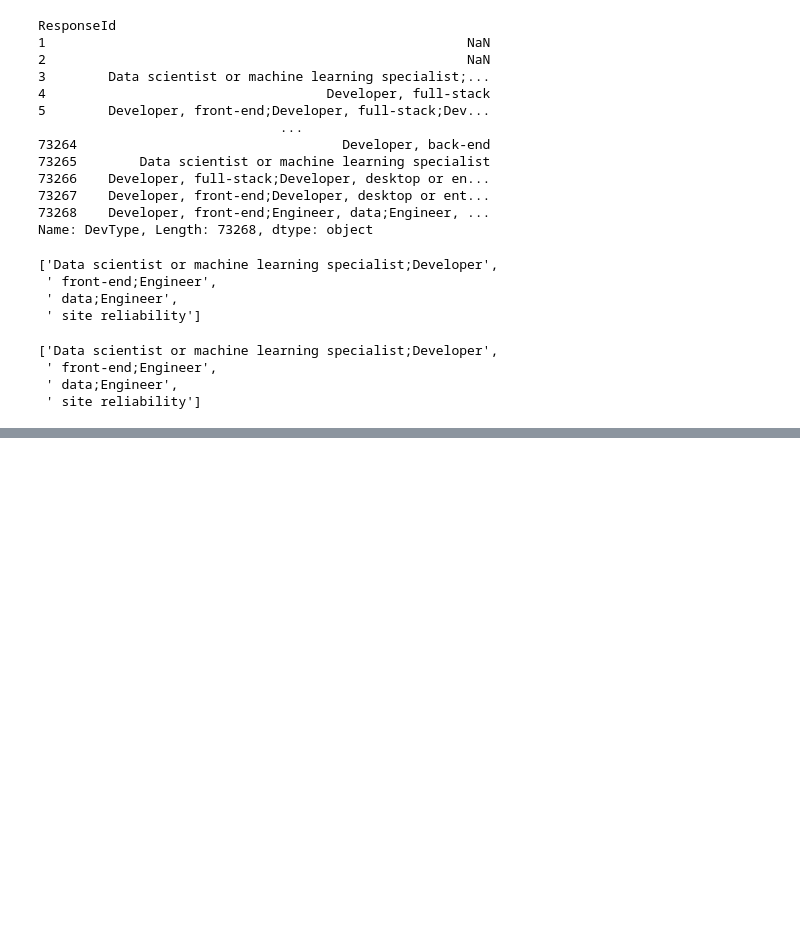
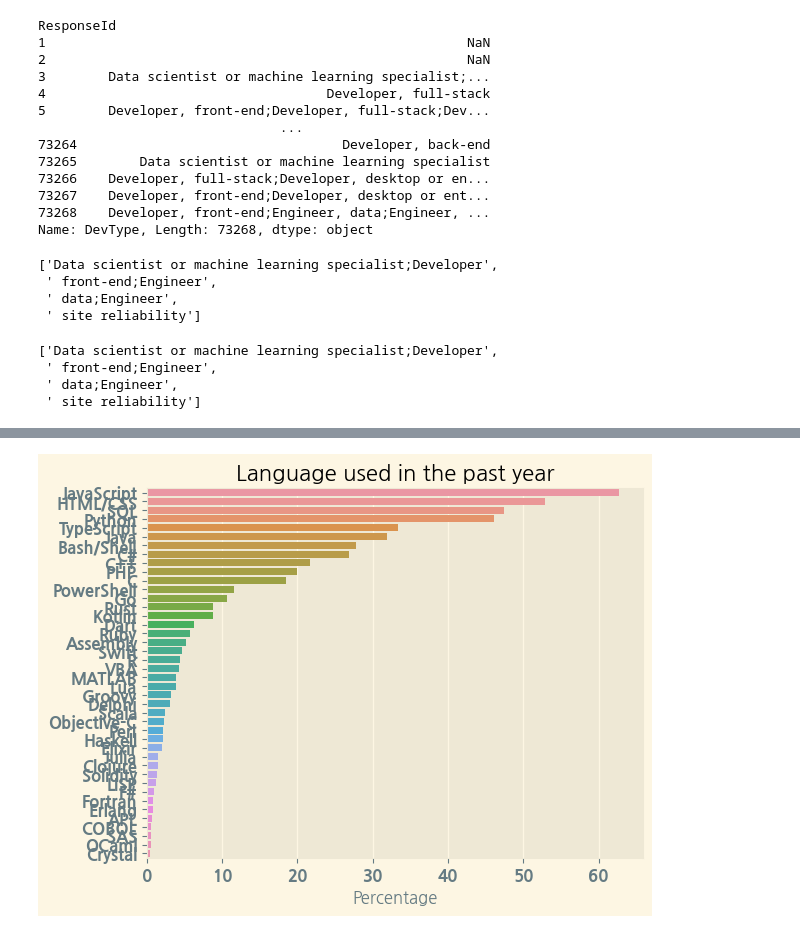
Before and after one commit to Yu-seung-hyeon/python, a Jupyter notebook: 23-03-15.ipynb, the cells around one changed output, grey strips where cells are left out. Cells and saved outputs as stored; diff of their text form; code cells hidden in the pictures; blank space fills up the shorter version.

```diff
--- a/23-03-15.ipynb
+++ b/23-03-15.ipynb
@@ -936,0 +1035,11 @@ AttributeError: 'function' object has no attribute 'sum'
+# %%
+def split_multicolumn(col_series):
+    result_df = pd.DataFrame(col_series)
+    options = []
+    for idx, value in col_series[col_series.notnull()].items():
+        for option in value.split(';'):
+            if option not in result_df.columns:
+                options.append(option)
+                result_df[option] = False
+            result_df.at[idx, option] = True
+    return result_df[options]
@@ -936,0 +1145,7 @@ AttributeError: 'function' object has no attribute 'sum'
+# %%
+dev_type_World = split_multicolumn(survey_df.LanguageHaveWorkedWith)
+dev_type_totals = dev_type_World.value_counts().sum()
+dev_type_totals2 = dev_type_World.sum().sort_values(ascending=False)
+
+#split_multicolumn 함수의 기능을 정확히 이해하고 사용하기
+# dev_type_World.sum().sort_values(ascending=False) 위의 직무별 분류와는 다르기 때문에 잘 확인하기.
@@ -936,0 +1176,8 @@ AttributeError: 'function' object has no attribute 'sum'
+# %%
+devtype_percentage = dev_type_totals2 / dev_type_totals * 100
+plt.title('Language used in the past year')
+sns.barplot(x = devtype_percentage , y = devtype_percentage.index)
+plt.xlabel("Percentage")
+plt.show()
+# %% [output]
+[figure, added]
```
Also changed, not shown: parts of 53 cells of this notebook, 1 other file.
